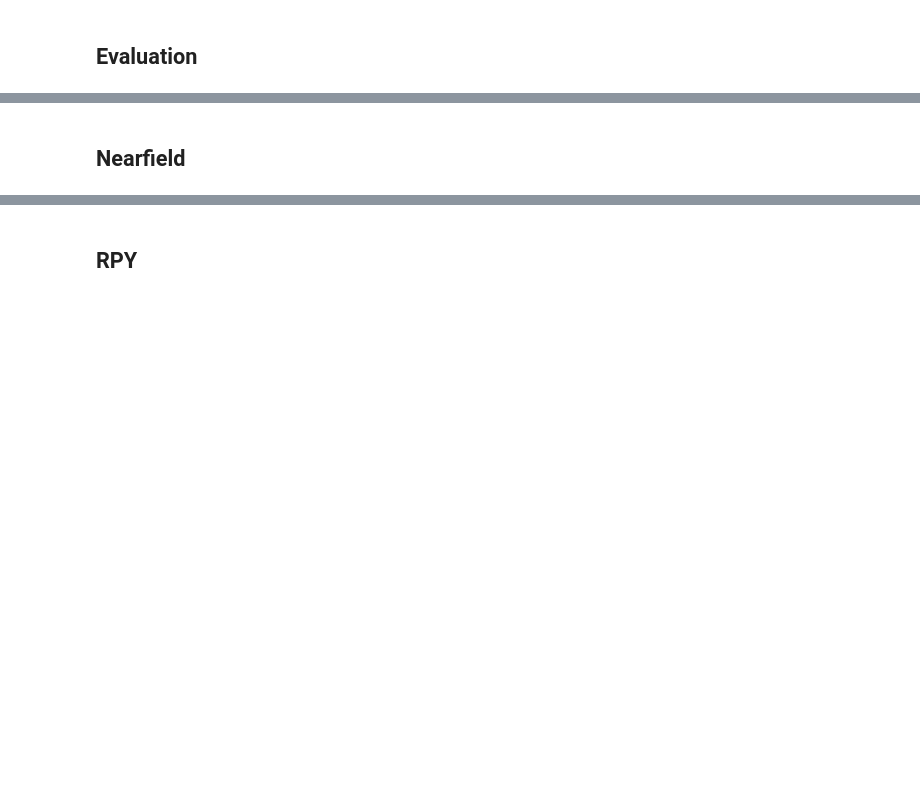
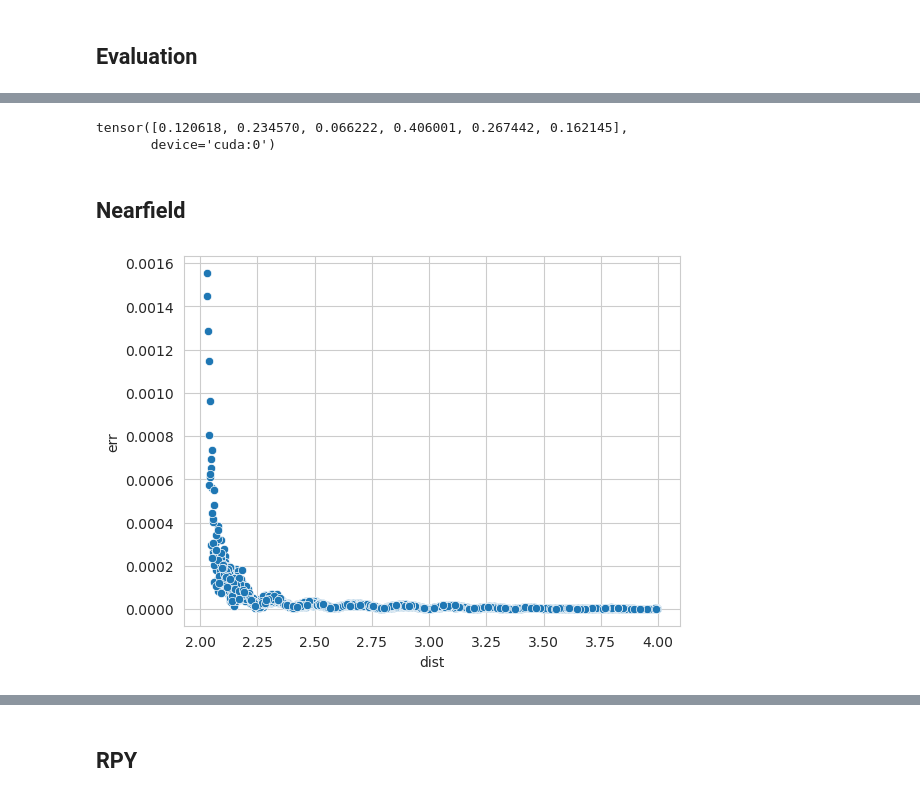
Before and after one commit to Shihab-Shahriar/pinn-stokes, a Jupyter notebook: experiments/2body_sphere.ipynb, the cells around one changed output, grey strips where cells are left out. Cells and saved outputs as stored; diff of their text form; code cells hidden in the pictures; blank space fills up the shorter version.

```diff
--- a/experiments/2body_sphere.ipynb
+++ b/experiments/2body_sphere.ipynb
@@ -336,18 +424,27 @@ mean_abs_err(val_output[idx], val_velocity_tensor[idx])
 # %%
-idx = val_dist_tensor[:,3]<2.6
+idx = val_dist_tensor[:,3]<2.5
 mean_abs_err(val_output[idx], val_velocity_tensor[idx])
+# %% [output]
+tensor([0.120618, 0.234570, 0.066222, 0.406001, 0.267442, 0.162145],
+       device='cuda:0')
 # %% [markdown]
 ## Nearfield
 # %%
 err = torch.abs(val_output-val_velocity_tensor).mean(axis=1)
 
 tdf = pd.DataFrame({
     'dist': val_dist_tensor[:,3].cpu().numpy(),
     'err': err.detach().cpu().numpy()
 })
+xdf = tdf[tdf['dist']<4.0]
+xdf = xdf[xdf['err']<.002]
+
 sns.set_style("whitegrid")
-ax = sns.regplot(x='dist', y='err', data=tdf, scatter_kws={'color':'blue', 'alpha':0.15},
-             line_kws={'color':'red'}, order=2);
-ax = sns.scatterplot(x='dist', y='err', data=tdf)
+# ax = sns.regplot(x='dist', y='err', data=tdf, scatter_kws={'color':'blue', 'alpha':0.15},
+#              line_kws={'color':'red'}, order=2);
+ax = sns.scatterplot(x='dist', y='err', data=xdf)
+plt.savefig("figs/dist_acc.eps");
+# %% [output]
+[figure, added]
 # %%
 len(tdf)
```
Also changed, not shown: parts of 31 cells of this notebook, 7 other files.
